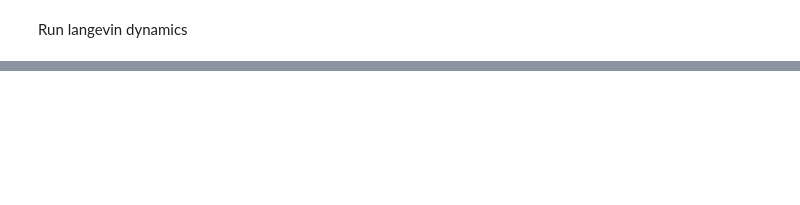
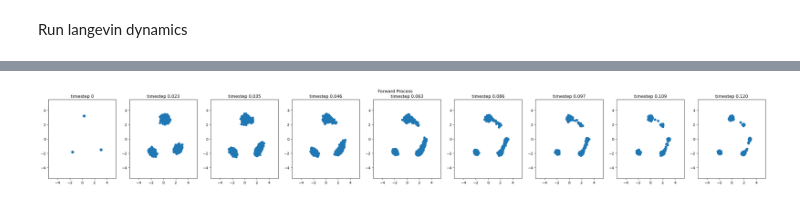
Before and after one commit to mmacosha/d2e-stochastic-dynamics, a Jupyter notebook: ebm.ipynb, the cells around one changed output, grey strips where cells are left out. Cells and saved outputs as stored; diff of their text form; code cells hidden in the pictures; blank space fills up the shorter version.

```diff
--- a/ebm.ipynb
+++ b/ebm.ipynb
@@ -496,16 +559,0 @@ AssertionError: log_var is NaN
-# %%
-x_0, _ = sampler.sample(BATCH_SIZE)
-
-with torch.no_grad():
-    fwd_trajectory, timesteps = sample_trajectory(fwd_model, x_0, "forward", gamma,
-                                                  n_steps, t_max, return_timesteps=True)
-_ = plot_trajectory(fwd_trajectory, timesteps,
-                    indices=[0, 3, 5, 7, 10, -7, -5, -3, -1], title="Forward Process",
-                    xlim=(-5.5, 5.5), ylim=(-5.5, 5.5))
-
-with torch.no_grad():
-    bwd_trajectory, timesteps = sample_trajectory(bwd_model, fwd_trajectory[-1], "backward", gamma,
-                                                  n_steps, t_max, return_timesteps=True)
-_ = plot_trajectory(bwd_trajectory, timesteps,
-                    indices=[0, 3, 5, 7, 10, -7, -5, -3, -1], title="Backward Process",
-                    xlim=(-5.5, 5.5), ylim=(-5.5, 5.5))
@@ -567,0 +612,15 @@ for i in range(3001):
+# %%
+x_0, _ = sampler.sample(8)
+x_0 = x_0[5:10]
+x_0 = x_0 + torch.randn_like(x_0) * noise_std
+
+x_0 = x_0.repeat(2000, 1)
+
+with torch.no_grad():
+    fwd_trajectory, timesteps = sample_trajectory(fwd_model, x_0, "forward", gamma,
+                                                  n_steps, t_max, return_timesteps=True)
+_ = plot_trajectory(fwd_trajectory, timesteps,
+                    indices=[0, 3, 5, 7, 10, -7, -5, -3, -1], title="Forward Process",
+                    xlim=(-5.5, 5.5), ylim=(-5.5, 5.5))
+# %% [output]
+[figure, added]
```
Also changed, not shown: parts of 18 cells of this notebook, 2 other files.
